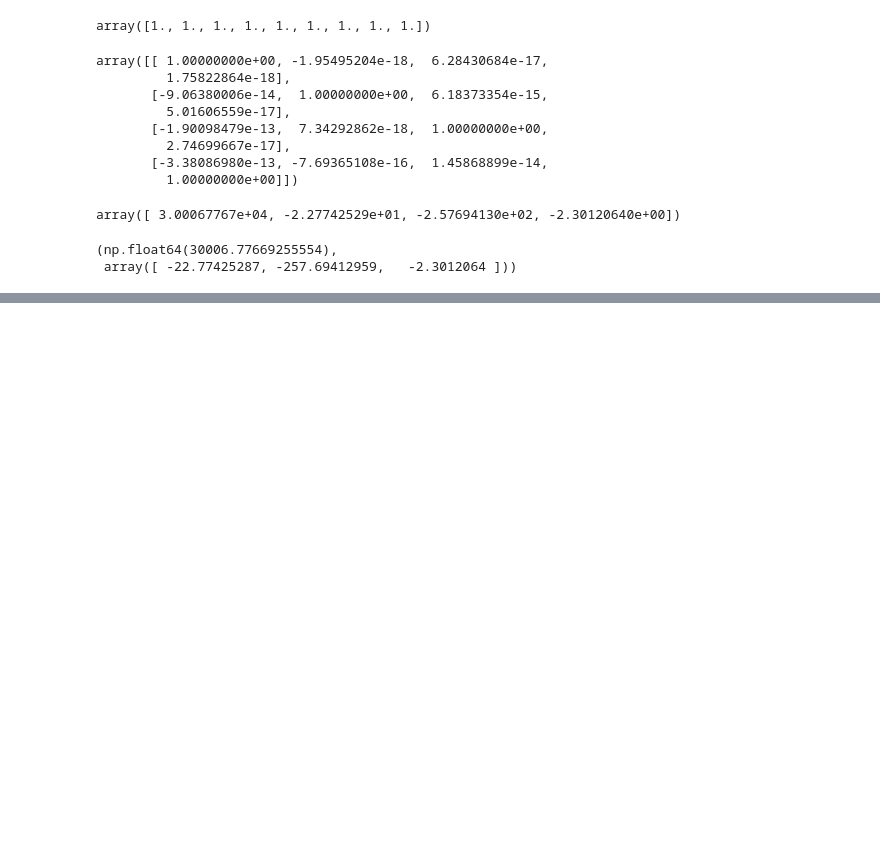
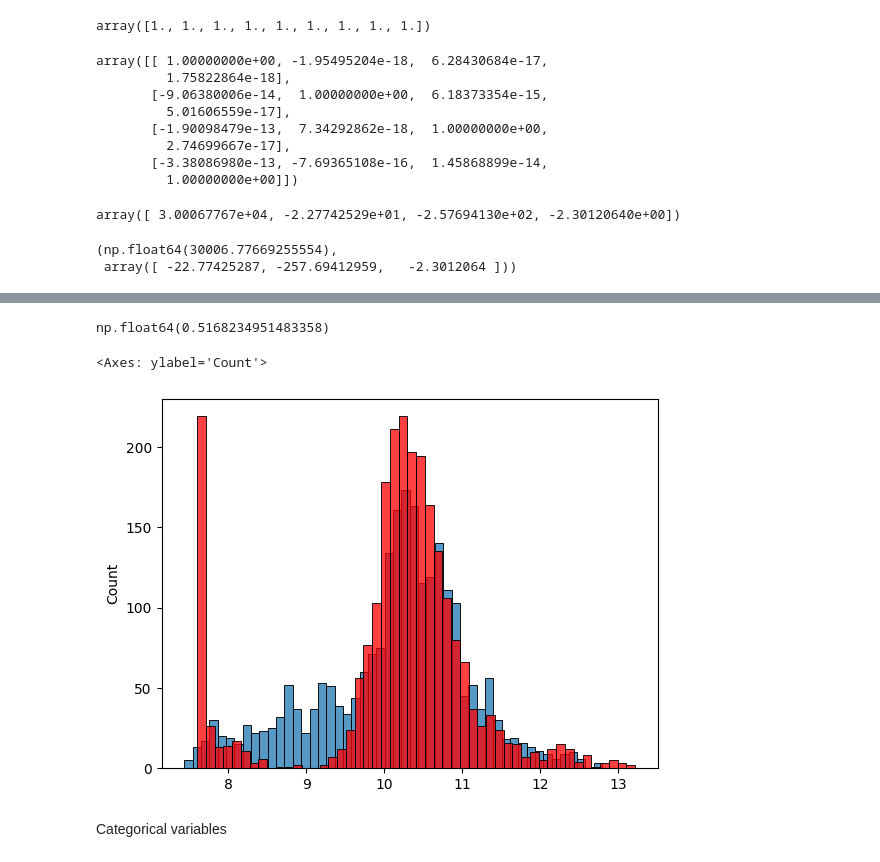
Before and after one commit to iAdityaRaj/machinelearning-zoomcamp, a Jupyter notebook: car-price-prediction/car_price_intro.ipynb, the cells around one changed output, grey strips where cells are left out. Cells and saved outputs as stored; diff of their text form; code cells hidden in the pictures; blank space fills up the shorter version.

```diff
--- a/car-price-prediction/car_price_intro.ipynb
+++ b/car-price-prediction/car_price_intro.ipynb
@@ -431,0 +536,14 @@ LinAlgError: Singular matrix
+# %%
+base= ['engine_hp','engine_cylinders', 'number_of_doors', 'highway_mpg', 'city_mpg', 'popularity']
+
+df_train[base]
+X_train = df_train[base].fillna(0).values
+
+w0,w = train_linear_regression(X_train, y_train)
+y_pred = X_train.dot(w) + w0
+# %%
+def prepare_X(df):
+    df_num = df[base]
+    df_num = df_num.fillna(0)
+    X = df_num.values
+    return X
@@ -431,0 +577,30 @@ LinAlgError: Singular matrix
+# %%
+def prepare_X(df):
+    df = df.copy()
+
+    df['age'] = 2017 - df.year
+    features = base + ['age']
+
+    df_num = df[features]
+    df_num = df_num.fillna(0)
+    X = df_num.values
+
+    return X
+# %%
+X_train = prepare_X(df_train)
+w0, w = train_linear_regression(X_train, y_train)
+
+X_val = prepare_X(df_val)
+y_pred = w0 + X_val.dot(w)
+
+rmse(y_val, y_pred)
+# %% [output]
+np.float64(0.5168234951483358)
+# %%
+sns.histplot(y_pred, bins=50)
+sns.histplot(y_val, bins=50, color='red')
+# %% [output]
+<Axes: ylabel='Count'>
+[figure, added]
+# %% [markdown]
+Categorical variables
```
Also changed, not shown: parts of 32 cells of this notebook.
